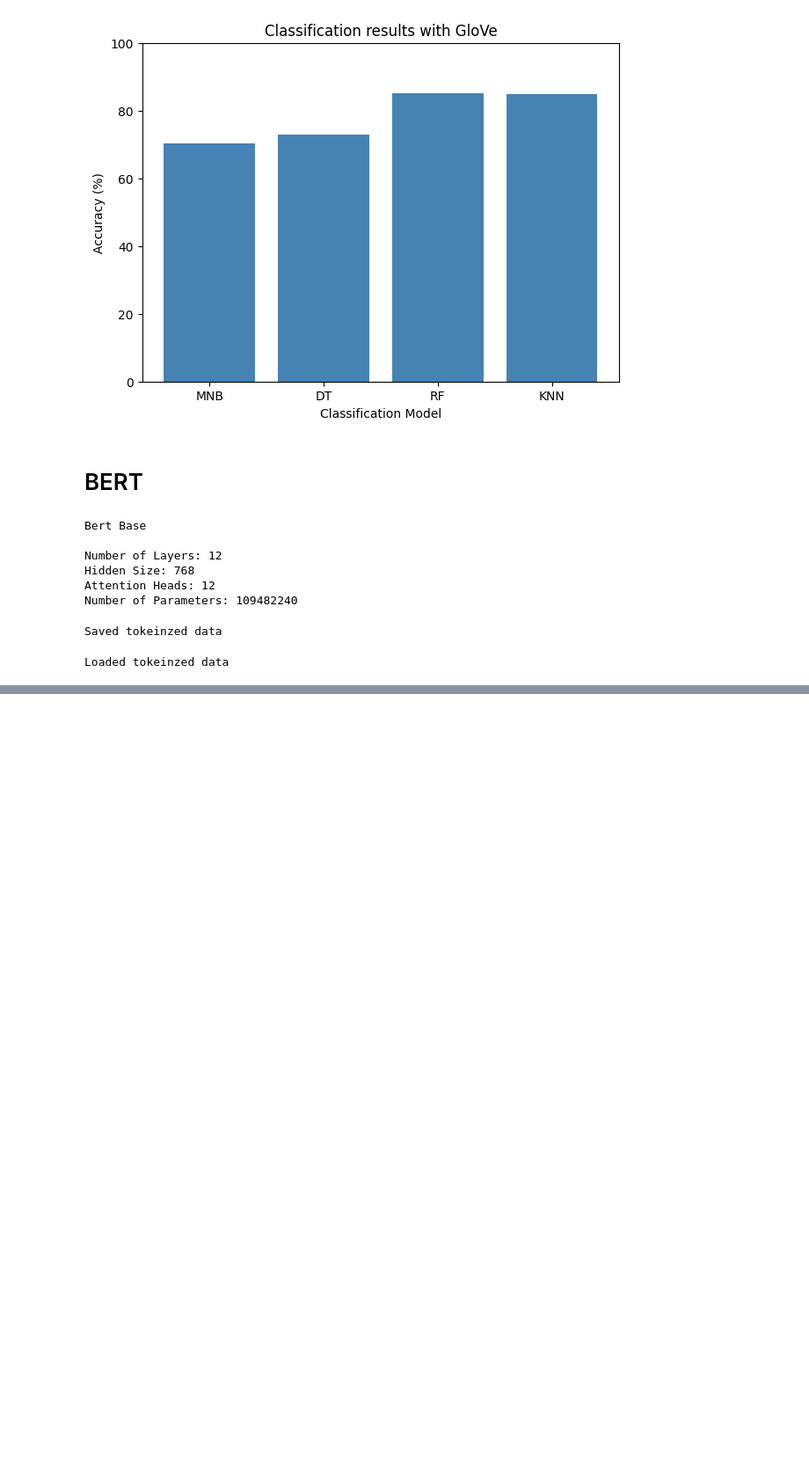
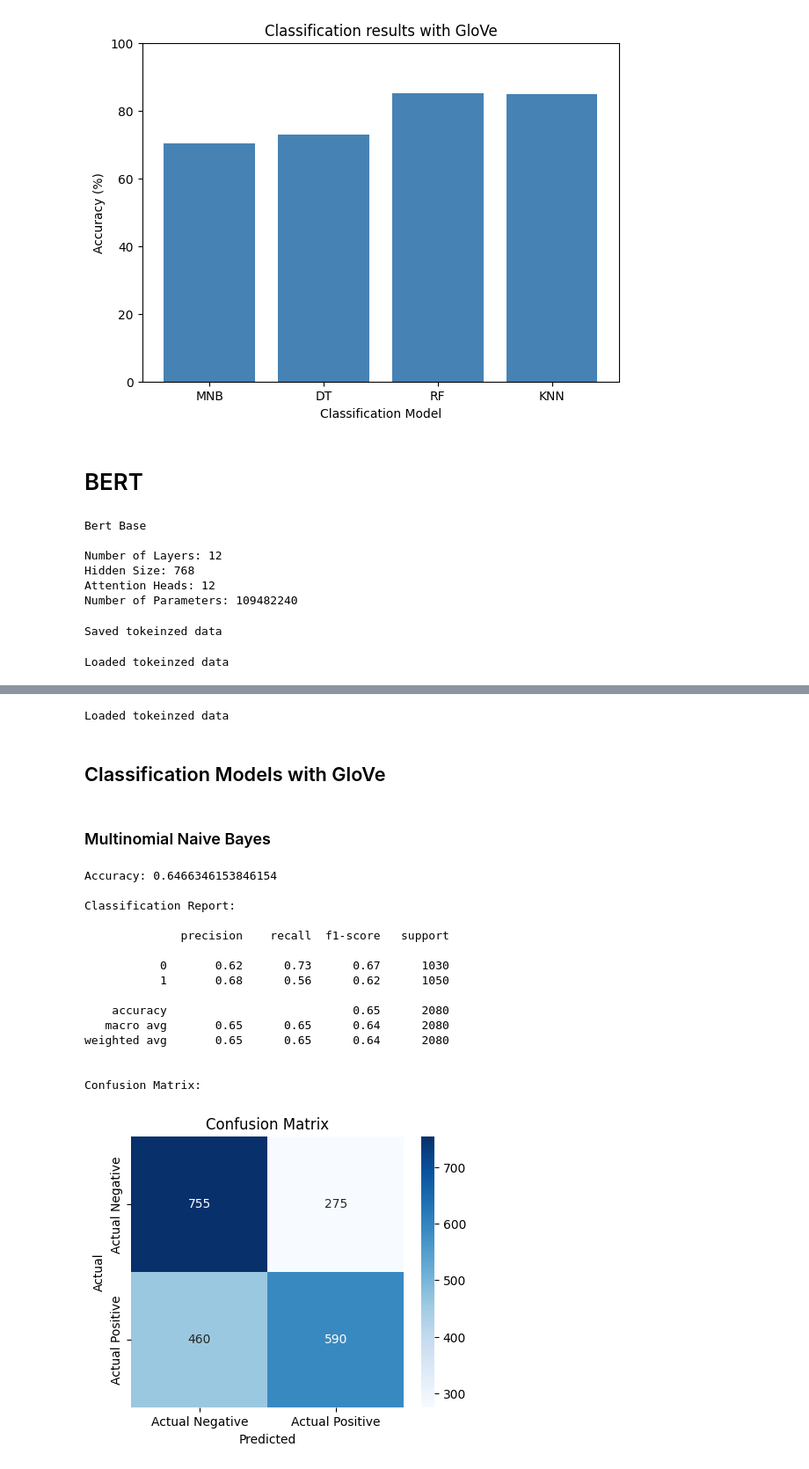
Before and after one commit to Shaz-5/fake-news-classification, a Jupyter notebook: Implementation/FakeBERT.ipynb, the cells around one changed output, grey strips where cells are left out. Shown at 88% size. Drawn from its saved outputs; the diff is of its cells as text; code cells hidden in the pictures; blank space fills up the shorter version.

Commit message:
Trained Classification Models using BERT Embeddings

```diff
--- a/Implementation/FakeBERT.ipynb
+++ b/Implementation/FakeBERT.ipynb
@@ -665,7 +674,7 @@ Loaded tokeinzed data
 embeddings = []
 
 for tokens in tqdm(tokenized_data, desc='Embedding Sentences..'):
-    with torch.no_grad():
+    with torch.inference_mode():
         # move input to GPU
         inputs = {key: val.to(device) for key, val in tokens.items()}
 
@@ -678,0 +694,40 @@ for tokens in tqdm(tokenized_data, desc='Embedding Sentences..'):
+# %%
+with open('../BERT Embedding/BERT_Embeddings.pkl', 'rb') as file:
+    tokenized_data = pickle.load(file)
+    print('Loaded BERT Embeddings')
+# %% [output]
+Loaded tokeinzed data
+# %%
+X_bert = [embedding.numpy().flatten() for embedding in embeddings]
+
+X_train_bert, X_test_bert, y_train_bert, y_test_bert = train_test_split(X_bert, y, test_size=0.1, random_state=42)
+# %% [markdown]
+## Classification Models with GloVe
+# %% [markdown]
+### Multinomial Naive Bayes
+# %%
+from sklearn.preprocessing import MinMaxScaler
+
+scaler = MinMaxScaler()
+X_train_bert_pos = scaler.fit_transform(X_train_bert)
+X_test_bert_pos = scaler.transform(X_test_bert)
+# %%
+mnb_bert = MultinomialNB()
+mnb_bert_acc = train_model(mnb_bert, X_train_bert_pos, y_train_bert, X_test_bert_pos, y_test_bert)
+# %% [output]
+Accuracy: 0.6466346153846154
+
+Classification Report:
+
+              precision    recall  f1-score   support
+
+           0       0.62      0.73      0.67      1030
+           1       0.68      0.56      0.62      1050
+
+    accuracy                           0.65      2080
+   macro avg       0.65      0.65      0.64      2080
+weighted avg       0.65      0.65      0.64      2080
+
+
+Confusion Matrix:
+[figure, added]
```
Also changed, not shown: parts of 13 cells of this notebook.
